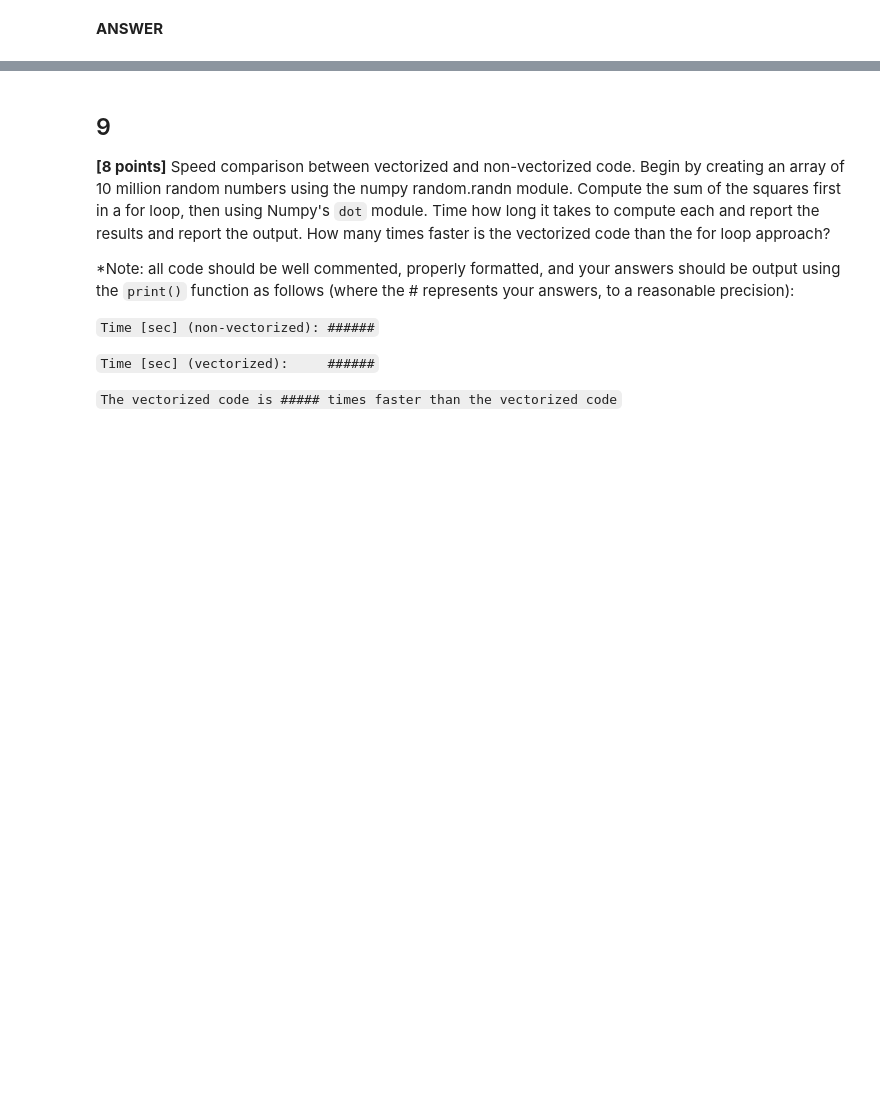
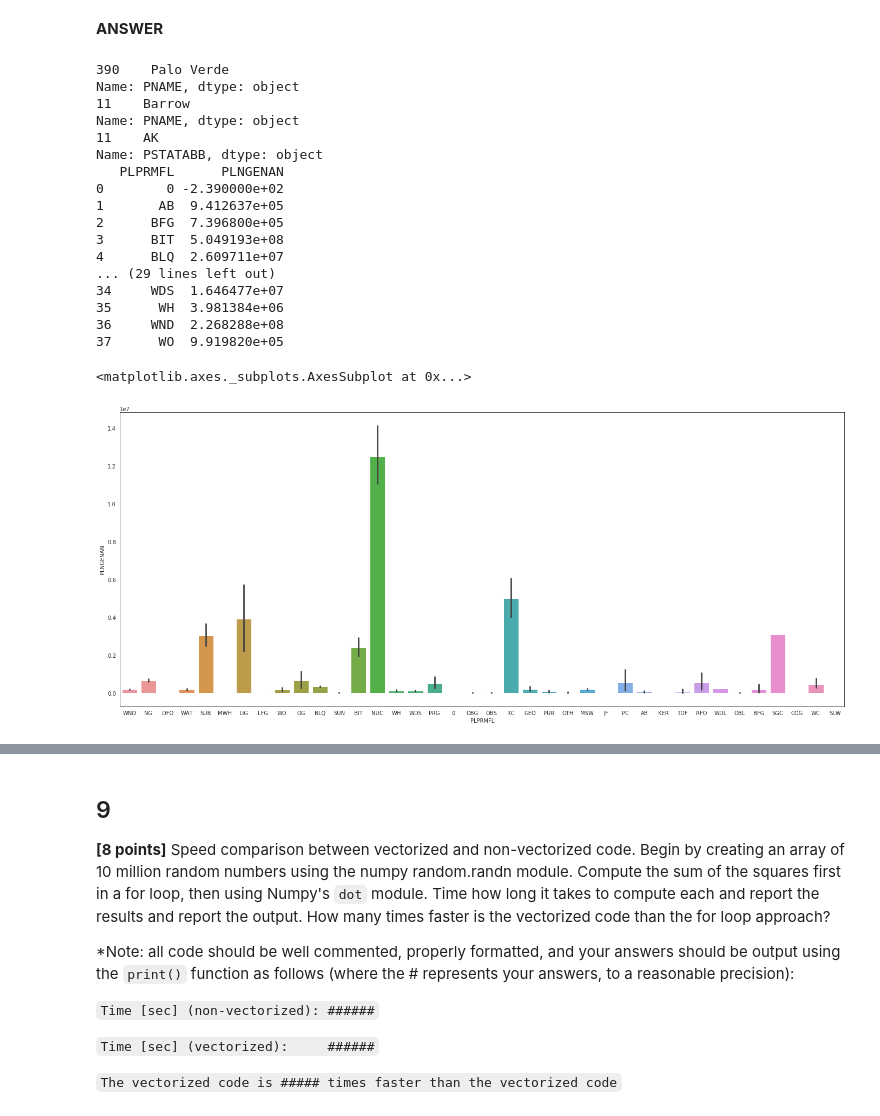
Before and after one commit to ravitashaw/ids705, a Jupyter notebook: assignment1/Assignment_1.ipynb, the cells around one changed output, grey strips where cells are left out. Drawn from its saved outputs; the diff is of its cells as text; code cells hidden in the pictures; blank space fills up the shorter version.

```diff
--- a/assignment1/Assignment_1.ipynb
+++ b/assignment1/Assignment_1.ipynb
@@ -703,2 +712,45 @@ There also are a couple of "gotchas" to watch out for with this dataset:
 # %% [markdown]
 **ANSWER**
+# %%
+import numpy as np
+import pandas as pd
+import seaborn as sns
+
+egrid = pd.read_excel('egrid2016.xlsx', sheet_name='PLNT16', header=[1])
+egrid = egrid.fillna(0)
+
+max(egrid['PLNGENAN'])
+print(egrid.loc[egrid['PLNGENAN'] == max(egrid['PLNGENAN']), 'PNAME'])
+
+print(egrid.loc[egrid['LAT'] == max(egrid['LAT']), 'PNAME'])
+
+print(egrid.loc[egrid['LAT'] == max(egrid['LAT']), 'PSTATABB'])
+
+tmp = egrid.groupby('PLPRMFL')['PLNGENAN'].sum().reset_index()
+print(tmp)
+
+sns.set_style("white")
+sns.set_context({"figure.figsize": (24, 10)})
+sns.barplot(x=egrid['PLPRMFL'], y=egrid['PLNGENAN'])
+
+#sns.barplot(x=tmp['PLPRMFL'], y=tmp['PLNGENAN'])
+# %% [output]
+390    Palo Verde
+Name: PNAME, dtype: object
+11    Barrow
+Name: PNAME, dtype: object
+11    AK
+Name: PSTATABB, dtype: object
+   PLPRMFL      PLNGENAN
+0        0 -2.390000e+02
+1       AB  9.412637e+05
+2      BFG  7.396800e+05
+3      BIT  5.049193e+08
+4      BLQ  2.609711e+07
+... (29 lines left out)
+34     WDS  1.646477e+07
+35      WH  3.981384e+06
+36     WND  2.268288e+08
+37      WO  9.919820e+05
+<matplotlib.axes._subplots.AxesSubplot at 0x...>
+[figure, added]
```
Also changed, not shown: parts of 17 cells of this notebook, 5 other files.
